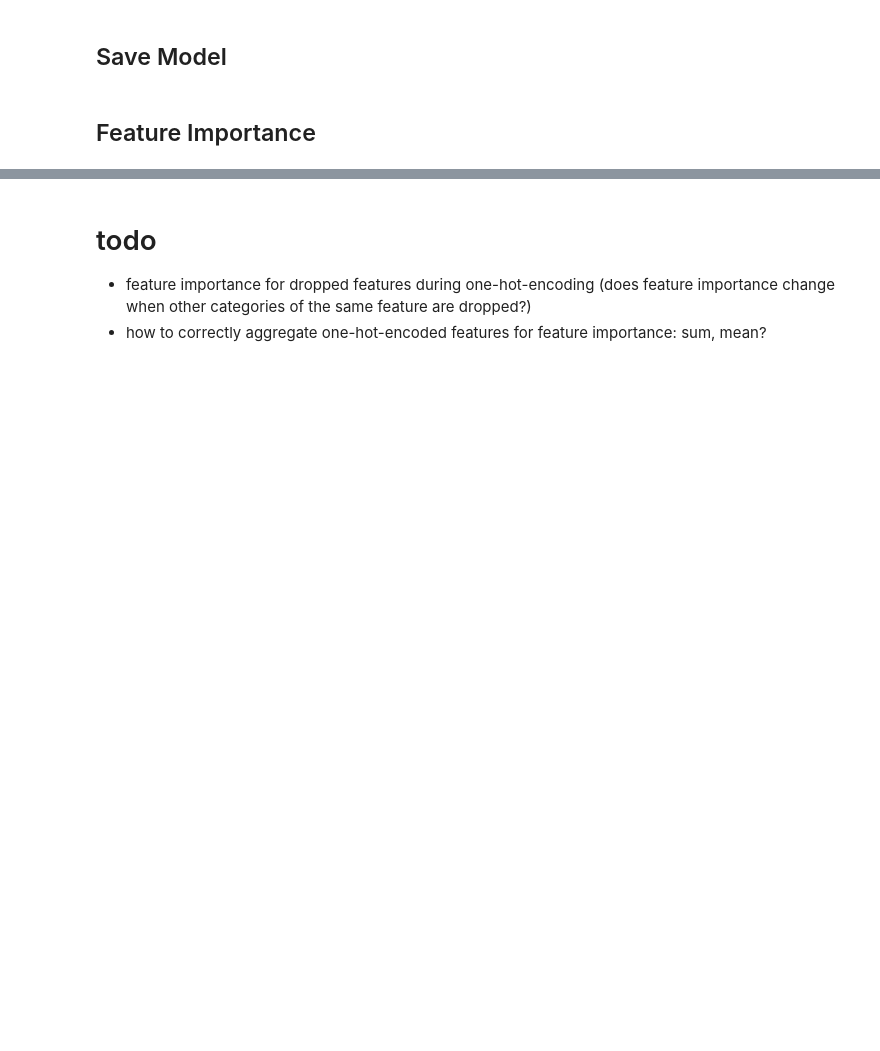
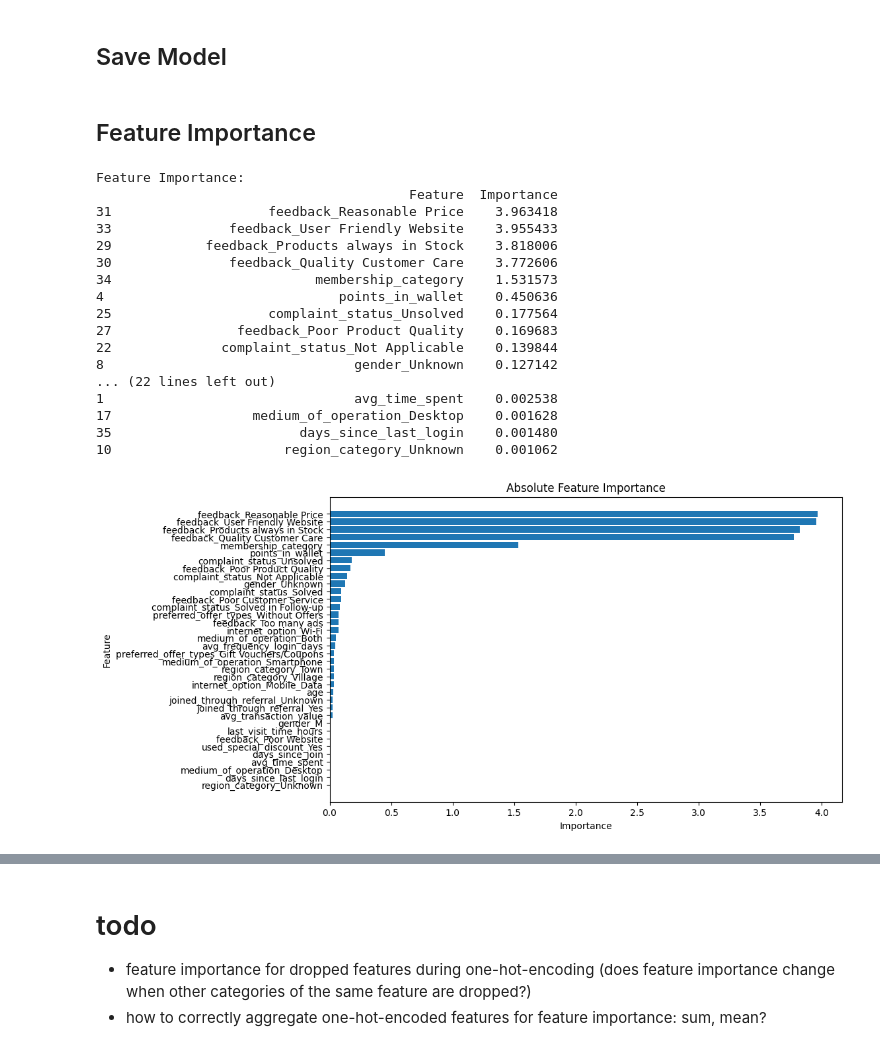
Before and after one commit to forster-j/churn-prediction, a Jupyter notebook: 05_01_logreg.ipynb, the cells around one changed output, grey strips where cells are left out. Drawn from its saved outputs; the diff is of its cells as text; code cells hidden in the pictures; blank space fills up the shorter version.

```diff
--- a/05_01_logreg.ipynb
+++ b/05_01_logreg.ipynb
@@ -90,4 +98,44 @@ with open('./model/model_logreg.pkl', 'wb') as file:
     pickle.dump(logreg, file)
 # %% [markdown]
 ## Feature Importance
+# %%
+# Read coefficents of logistic regression which contain the feature importance of this model
+coefficients = logreg.coef_[0]
+# Create list of absolute feature importance
+feature_importance_abs = pd.DataFrame({
+    'Feature': X_train.columns,
+    'Importance': np.abs(coefficients)
+})
+# Sort absolut feature importance in descending order
+feature_importance_abs = feature_importance_abs.sort_values(by='Importance', ascending=False)
+print("Feature Importance:")
+print(feature_importance_abs)
+
+
+plt.figure(figsize=(10, 6))
+plt.barh(feature_importance_abs['Feature'], feature_importance_abs['Importance'])
+plt.xlabel('Importance')
+plt.ylabel('Feature')
+plt.title('Absolute Feature Importance')
+plt.gca().invert_yaxis()  # invert axis for most importance feature at top
+plt.show()
+# %% [output]
+Feature Importance:
+                                        Feature  Importance
+31                    feedback_Reasonable Price    3.963418
+33               feedback_User Friendly Website    3.955433
+29            feedback_Products always in Stock    3.818006
+30               feedback_Quality Customer Care    3.772606
+34                          membership_category    1.531573
+4                              points_in_wallet    0.450636
+25                    complaint_status_Unsolved    0.177564
+27                feedback_Poor Product Quality    0.169683
+22              complaint_status_Not Applicable    0.139844
+8                                gender_Unknown    0.127142
+... (22 lines left out)
+1                                avg_time_spent    0.002538
+17                  medium_of_operation_Desktop    0.001628
+35                        days_since_last_login    0.001480
+10                      region_category_Unknown    0.001062
+[figure, added]
 # %%
```
Also changed, not shown: parts of 19 cells of this notebook, 1 other file.
